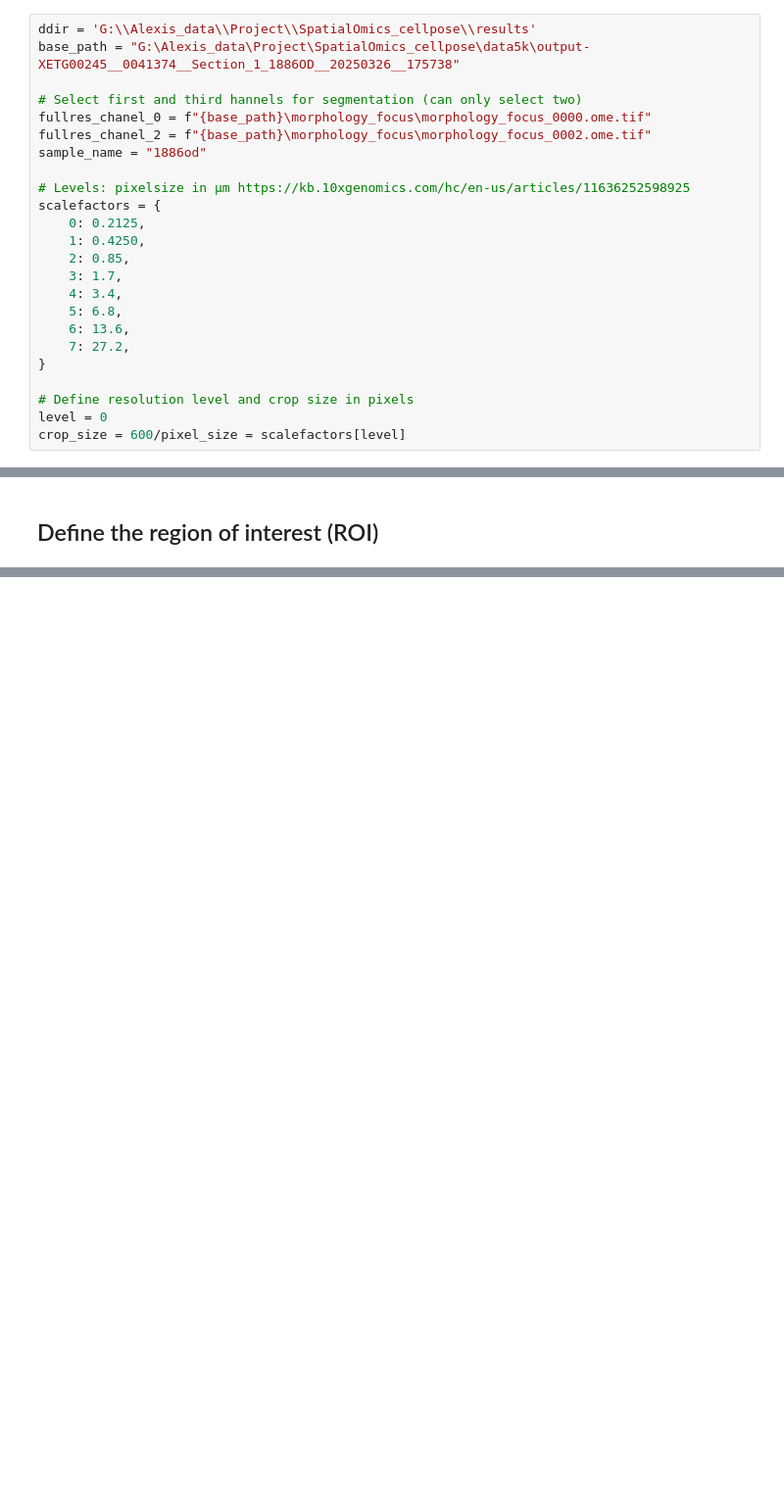
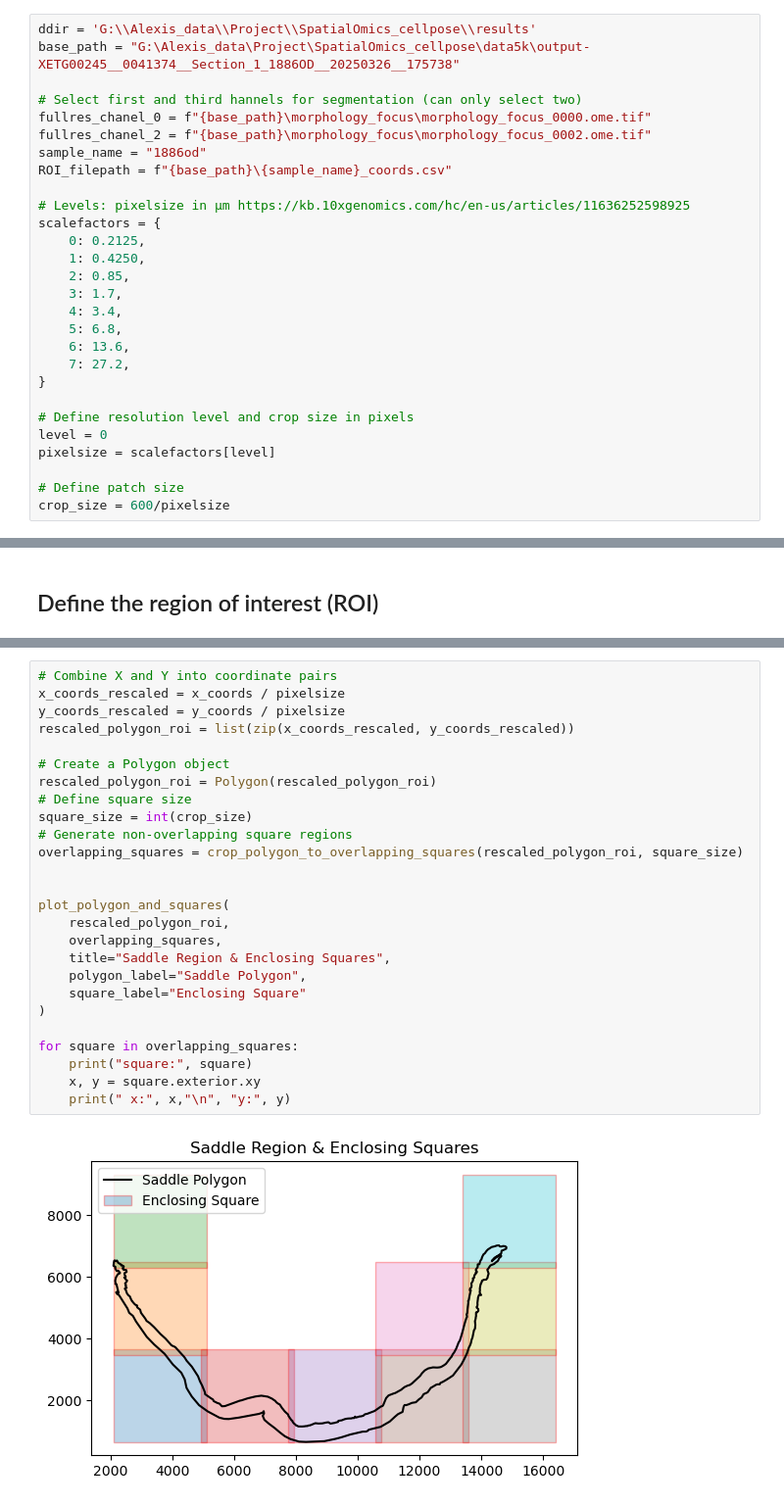
Before and after one commit to xiwang3236/SpatialOmics_cellpose, a Jupyter notebook: resegmentation_pipeline.ipynb, the cells around one changed output, grey strips where cells are left out. Shown at 98% size. Saved outputs shown, nothing was run; the diff lists cells and outputs as text; blank space fills up the shorter version.

```diff
--- a/resegmentation_pipeline.ipynb
+++ b/resegmentation_pipeline.ipynb
@@ -17,6 +14,7 @@ base_path = "G:\Alexis_data\Project\SpatialOmics_cellpose\data5k\output-XETG0024
 fullres_chanel_0 = f"{base_path}\morphology_focus\morphology_focus_0000.ome.tif"
 fullres_chanel_2 = f"{base_path}\morphology_focus\morphology_focus_0002.ome.tif"
 sample_name = "1886od"
+ROI_filepath = f"{base_path}\{sample_name}_coords.csv"
 
 # Levels: pixelsize in µm https://kb.10xgenomics.com/hc/en-us/articles/11636252598925
 scalefactors = {
@@ -32,4 +30,7 @@ scalefactors = {
 
 # Define resolution level and crop size in pixels
 level = 0
-crop_size = 600/pixel_size = scalefactors[level]
+pixelsize = scalefactors[level]
+
+# Define patch size
+crop_size = 600/pixelsize
@@ -47,0 +69,28 @@ visualize_masking(image_chanel_0, mask, masked_image)
+# %%
+# Combine X and Y into coordinate pairs
+x_coords_rescaled = x_coords / pixelsize
+y_coords_rescaled = y_coords / pixelsize
+rescaled_polygon_roi = list(zip(x_coords_rescaled, y_coords_rescaled))
+
+# Create a Polygon object
+rescaled_polygon_roi = Polygon(rescaled_polygon_roi)
+# Define square size
+square_size = int(crop_size)
+# Generate non-overlapping square regions
+overlapping_squares = crop_polygon_to_overlapping_squares(rescaled_polygon_roi, square_size)
+
+
+plot_polygon_and_squares(
+    rescaled_polygon_roi,
+    overlapping_squares,
+    title="Saddle Region & Enclosing Squares",
+    polygon_label="Saddle Polygon",
+    square_label="Enclosing Square"
+)
+
+for square in overlapping_squares:
+    print("square:", square)
+    x, y = square.exterior.xy
+    print(" x:", x,"\n", "y:", y)
+# %% [output]
+[figure, added]
```
Also changed, not shown: parts of 7 cells of this notebook, 2 other files.
